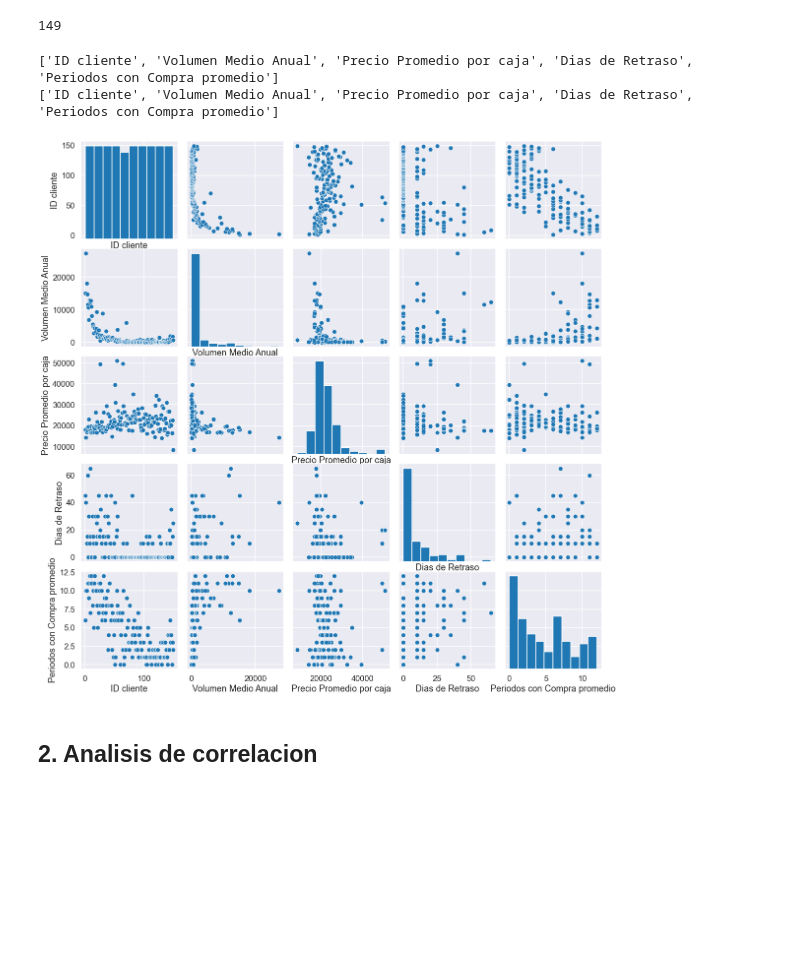
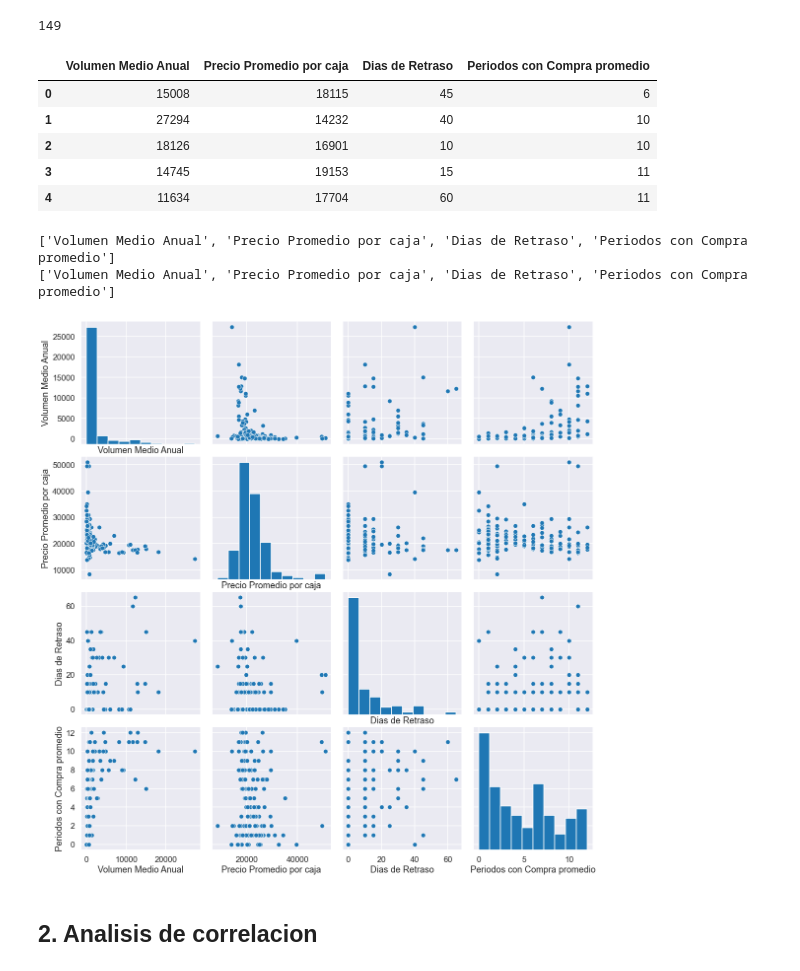
Before and after one commit to rpmunoz/taller_copec, a Jupyter notebook: notebooks/03 - Segmentacion clientes Bebidas.ipynb, the cells around one changed output. Saved outputs shown, nothing was run; the diff lists cells and outputs as text; code cells hidden in the pictures; blank space fills up the shorter version.

```diff
--- a/notebooks/03 - Segmentacion clientes Bebidas.ipynb
+++ b/notebooks/03 - Segmentacion clientes Bebidas.ipynb
@@ -55,6 +57,17 @@ dataDF.head()
 print(len(dataDF))
 # %% [output]
 149
+# %%
+# Eliminar columnas
+dataDF = dataDF.drop('ID cliente', axis=1)
+dataDF.head()
+# %% [output]
+|  | Volumen Medio Anual | Precio Promedio por caja | Dias de Retraso | Periodos con Compra promedio |
+| 0 | 15008 | 18115 | 45 | 6 |
+| 1 | 27294 | 14232 | 40 | 10 |
+| 2 | 18126 | 16901 | 10 | 10 |
+| 3 | 14745 | 19153 | 15 | 11 |
+| 4 | 11634 | 17704 | 60 | 11 |
 # %%
 figFile = os.path.join(resultsDir, "pairwise_plot_ALL.png")
 
@@ -85,9 +98,9 @@ g.fig.set_size_inches(16,16)
 
 plt.savefig(figFile)
 # %% [output]
-['ID cliente', 'Volumen Medio Anual', 'Precio Promedio por caja', 'Dias de Retraso', 'Periodos con Compra promedio']
-['ID cliente', 'Volumen Medio Anual', 'Precio Promedio por caja', 'Dias de Retraso', 'Periodos con Compra promedio']
+['Volumen Medio Anual', 'Precio Promedio por caja', 'Dias de Retraso', 'Periodos con Compra promedio']
+['Volumen Medio Anual', 'Precio Promedio por caja', 'Dias de Retraso', 'Periodos con Compra promedio']
-[figure, old version]
+[figure, new version]
 # %% [markdown]
 ## 2. Analisis de correlacion
 # %%
```
Also changed, not shown: parts of 6 cells of this notebook, 6 other files.
